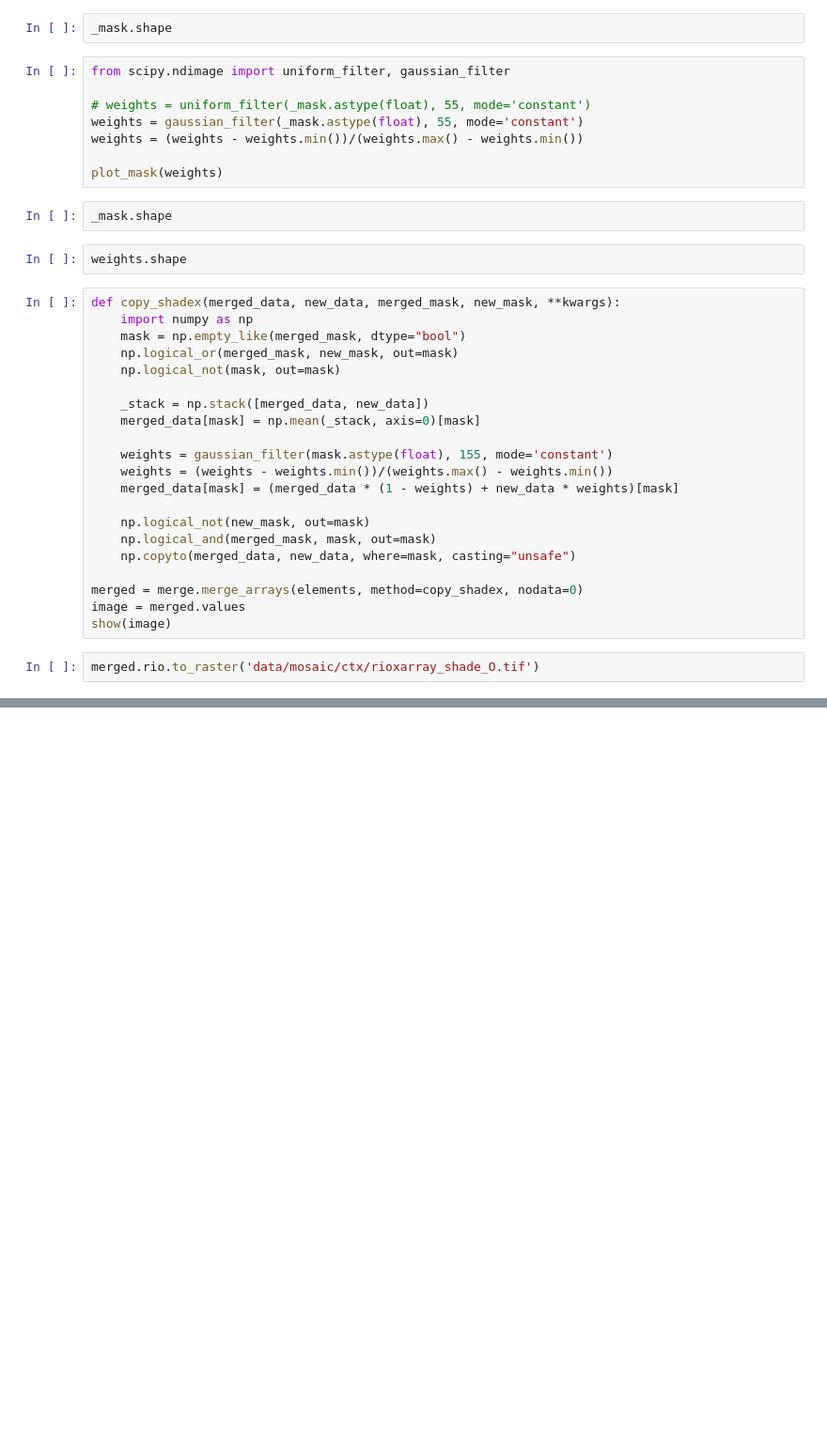
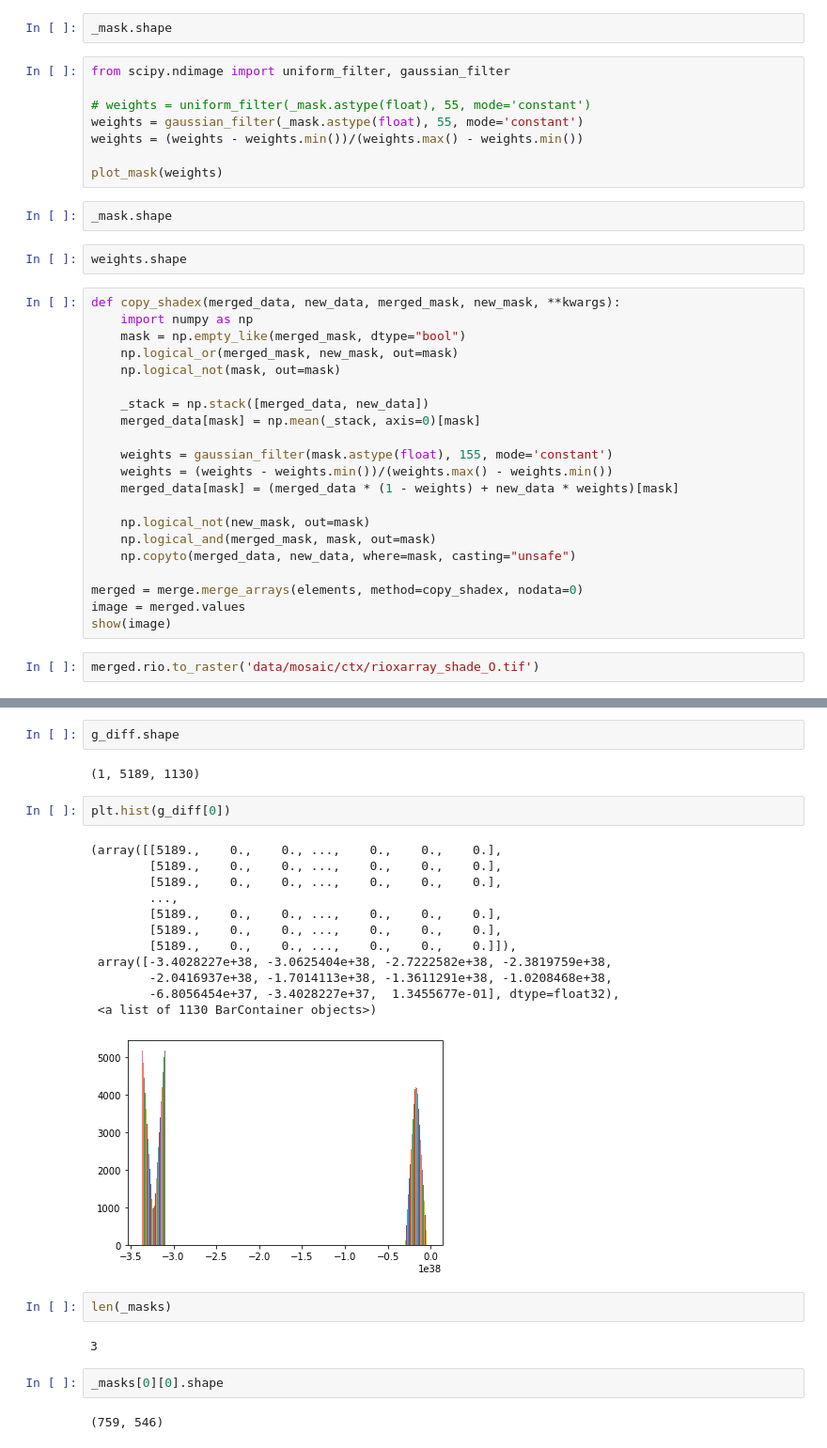
Before and after one commit to chbrandt/npt, a Jupyter notebook: notebooks/4_mosaic_images.ipynb, the cells around one changed output, grey strips where cells are left out. Shown: that part at 94% size. Cells and saved outputs as stored; diff of their text form; blank space fills up the shorter version.

```diff
--- a/notebooks/4_mosaic_images.ipynb
+++ b/notebooks/4_mosaic_images.ipynb
@@ -196,0 +280,27 @@ merged.rio.to_raster('data/mosaic/ctx/rioxarray_shade_O.tif')
+# %%
+g_diff.shape
+# %% [output]
+(1, 5189, 1130)
+# %%
+plt.hist(g_diff[0])
+# %% [output]
+(array([[5189.,    0.,    0., ...,    0.,    0.,    0.],
+        [5189.,    0.,    0., ...,    0.,    0.,    0.],
+        [5189.,    0.,    0., ...,    0.,    0.,    0.],
+        ...,
+        [5189.,    0.,    0., ...,    0.,    0.,    0.],
+        [5189.,    0.,    0., ...,    0.,    0.,    0.],
+        [5189.,    0.,    0., ...,    0.,    0.,    0.]]),
+ array([-3.4028227e+38, -3.0625404e+38, -2.7222582e+38, -2.3819759e+38,
+        -2.0416937e+38, -1.7014113e+38, -1.3611291e+38, -1.0208468e+38,
+        -6.8056454e+37, -3.4028227e+37,  1.3455677e-01], dtype=float32),
+ <a list of 1130 BarContainer objects>)
+[figure, added]
+# %%
+len(_masks)
+# %% [output]
+3
+# %%
+_masks[0][0].shape
+# %% [output]
+(759, 546)
```
Also changed, not shown: parts of 31 cells of this notebook, 4 other files.
